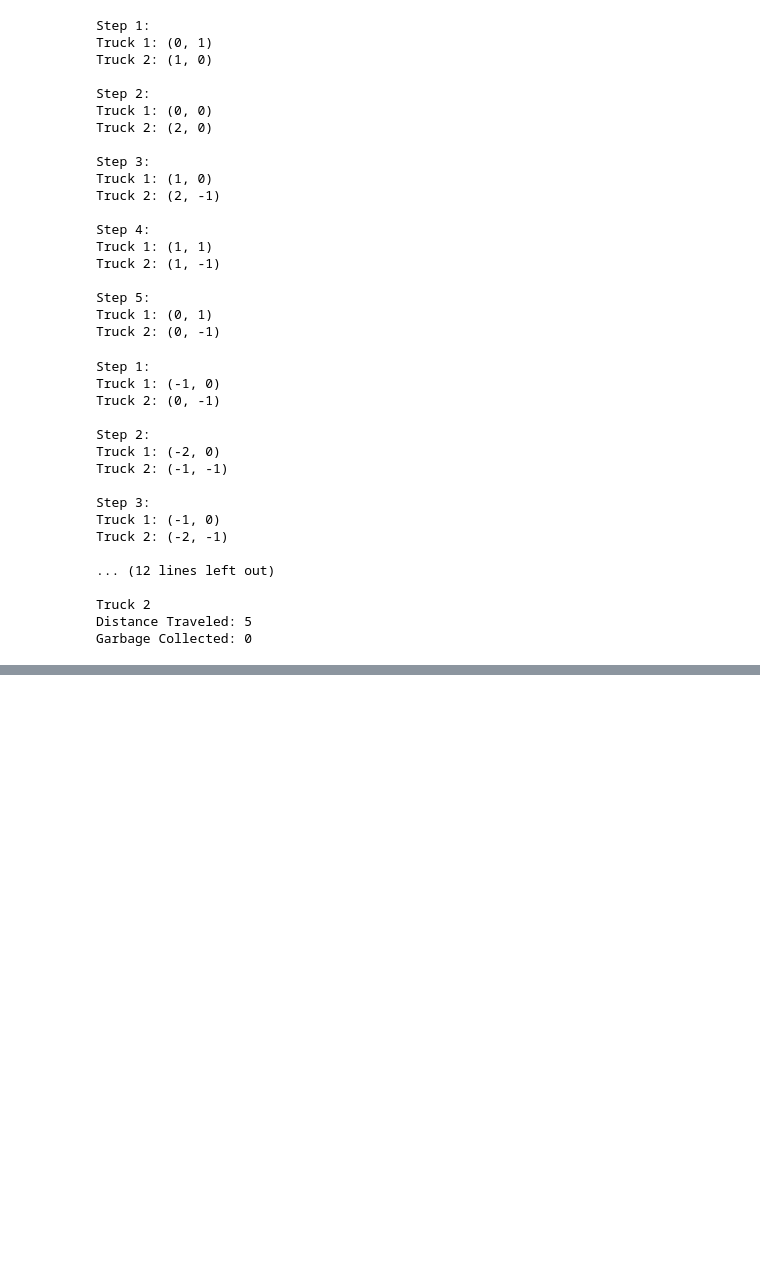
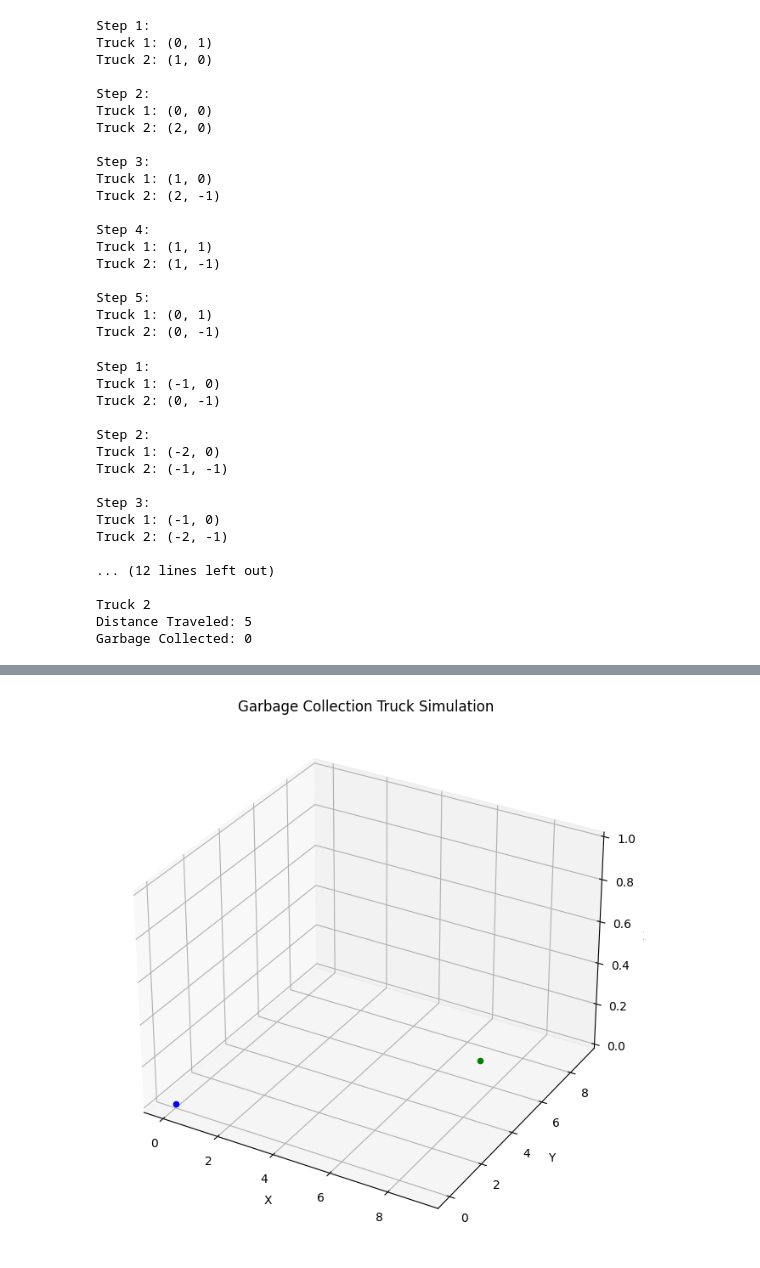
Before and after one commit to Charith-25/RL-Project, a Jupyter notebook: RL_Project.ipynb, the cells around one changed output, grey strips where cells are left out. Drawn from its saved outputs; the diff is of its cells as text; code cells hidden in the pictures; blank space fills up the shorter version.

```diff
--- a/RL_Project.ipynb
+++ b/RL_Project.ipynb
@@ -489,3 +761,75 @@ Garbage Collected: 0
+# %%
+import numpy as np
+import matplotlib.pyplot as plt
+from mpl_toolkits.mplot3d import Axes3D
+from matplotlib.animation import FuncAnimation
+
+class Environment:
+    def __init__(self, size):
+        self.size = size
+        self.grid = np.zeros((size, size))  # Create an empty grid
+        self.target = (7, 7)  # Set the target location
+        self.truck_pos = (0, 0)  # Set the initial position of the truck
+
+    def move_up(self):
+        new_pos = (self.truck_pos[0] - 1, self.truck_pos[1])
+        if self.is_valid_move(new_pos):
+            self.truck_pos = new_pos
+
+    def move_down(self):
+        new_pos = (self.truck_pos[0] + 1, self.truck_pos[1])
+        if self.is_valid_move(new_pos):
+            self.truck_pos = new_pos
+
+    def move_left(self):
+        new_pos = (self.truck_pos[0], self.truck_pos[1] - 1)
+        if self.is_valid_move(new_pos):
+            self.truck_pos = new_pos
+
+    def move_right(self):
+        new_pos = (self.truck_pos[0], self.truck_pos[1] + 1)
+        if self.is_valid_move(new_pos):
+            self.truck_pos = new_pos
+
+    def is_valid_move(self, pos):
+        x, y = pos
+        if 0 <= x < self.size and 0 <= y < self.size and self.grid[x, y] != 1:
+            return True
+        return False
+
+    def simulate_movement(self, path):
+        fig = plt.figure(figsize=(8, 8))
+        ax = fig.add_subplot(111, projection='3d')
+        ax.set_xlim3d(-0.5, self.size - 0.5)
+        ax.set_ylim3d(-0.5, self.size - 0.5)
+        ax.set_zlim3d(0, 1)
+        ax.set_xlabel('X')
+        ax.set_ylabel('Y')
+        ax.set_zlabel('Z')
+        ax.set_title('Garbage Collection Truck Simulation')
+
+        obstacles = np.where(self.grid == 1)
+        ax.scatter(obstacles[0], obstacles[1], np.zeros_like(obstacles[0]), color='red', marker='s')
+        ax.scatter([self.target[0]], [self.target[1]], [0], color='green', marker='o')
+        truck_dot = ax.scatter([self.truck_pos[0]], [self.truck_pos[1]], [0], color='blue', marker='o')
+
+        def update(frame):
+            self.truck_pos = path[frame]
+            truck_dot._offsets3d = ([self.truck_pos[0]], [self.truck_pos[1]], [0])
+
+        anim = FuncAnimation(fig, update, frames=len(path), interval=500, repeat=False)
+        plt.show()
+
+# Create an instance of the Environment class
+env = Environment(size=10)
+
+# Define a path for the truck's movement
+path = [(0, 0), (1, 0), (2, 0), (3, 0), (4, 0), (5, 0), (6, 0), (7, 0), (7, 1), (7, 2), (7, 3), (7, 4), (7, 5), (7, 6), (7, 7)]
+
+# Simulate the movement in the environment
+env.simulate_movement(path)
+# %% [output]
+[figure, added]
 # %%
 # Create an instance of the Environment class
 env = Environment(size=10)
```
Also changed, not shown: parts of 16 cells of this notebook.
